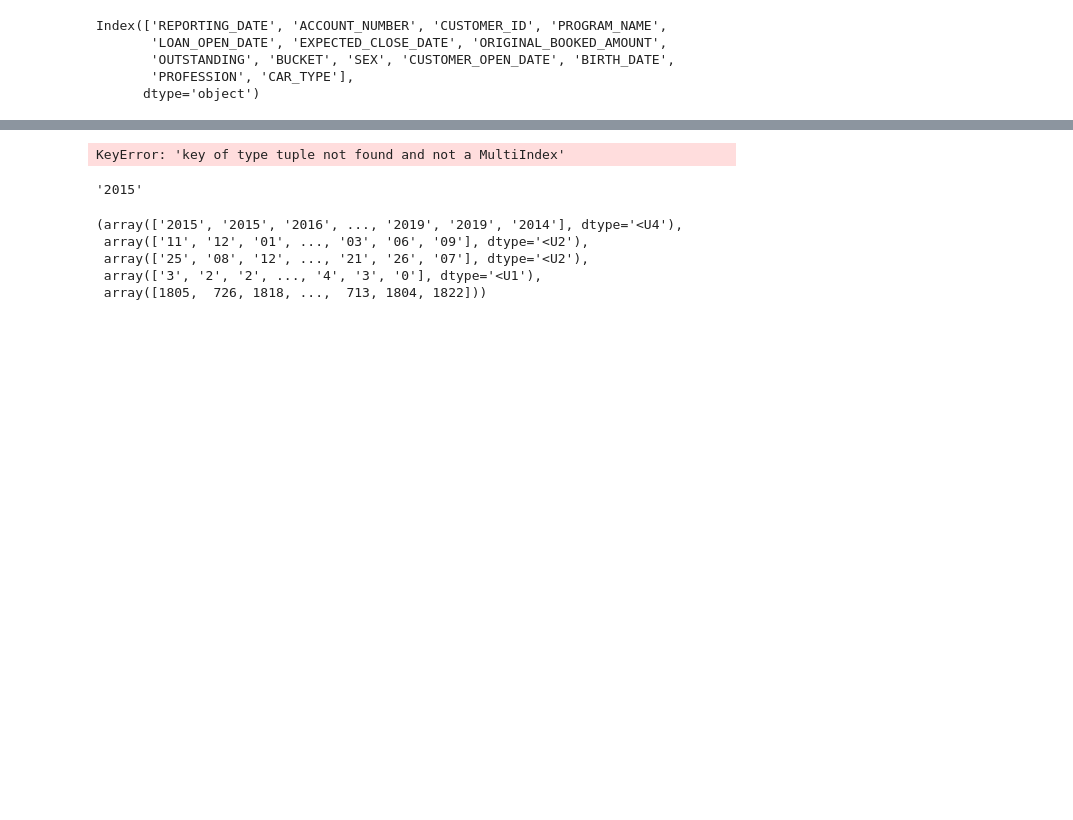
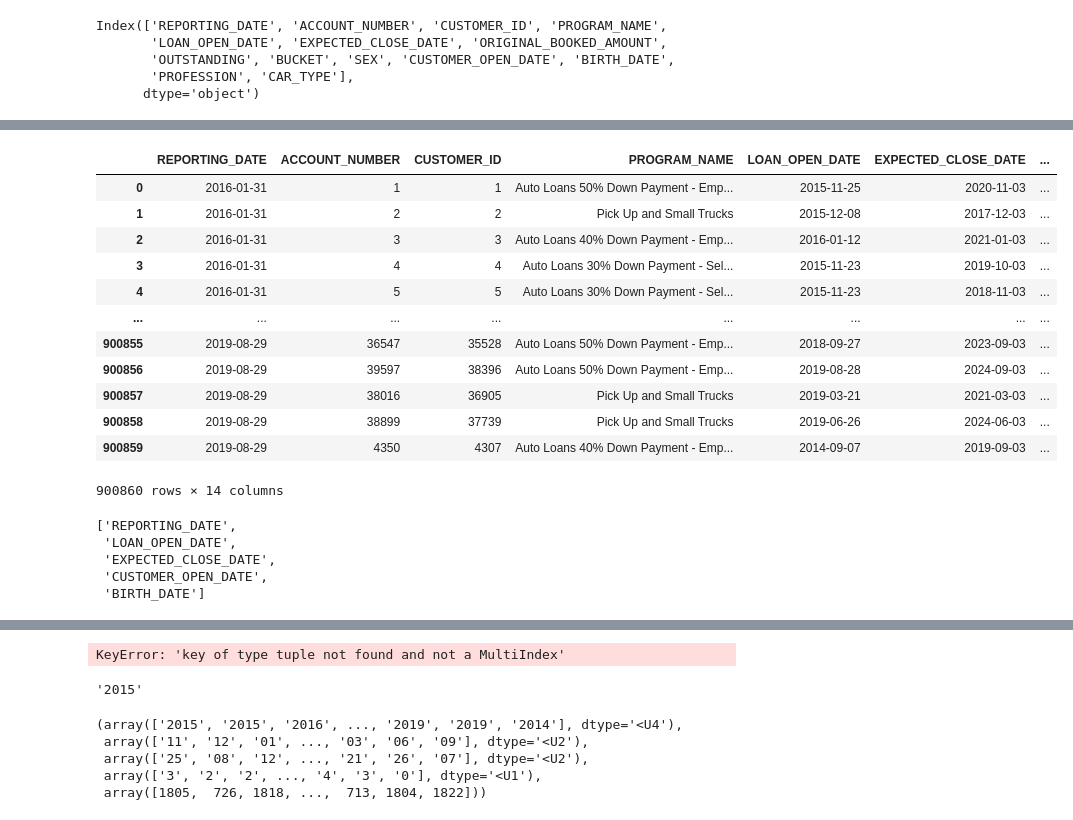
Before and after one commit to dBlueG/mankey_stats, a Jupyter notebook: mankey/Untitled.ipynb, the cells around one changed output, grey strips where cells are left out. Drawn from its saved outputs; the diff is of its cells as text; code cells hidden in the pictures; blank space fills up the shorter version.

```diff
--- a/mankey/Untitled.ipynb
+++ b/mankey/Untitled.ipynb
@@ -96,0 +119,16 @@ Please replace it with a list or tuple of instances of the following types
+# %%
+autoloan
+# %% [output]
+|  | REPORTING_DATE | ACCOUNT_NUMBER | CUSTOMER_ID | PROGRAM_NAME | LOAN_OPEN_DATE | EXPECTED_CLOSE_DATE | ... |
+| 0 | 2016-01-31 | 1 | 1 | Auto Loans 50% Down Payment - Emp... | 2015-11-25 | 2020-11-03 | ... |
+| 1 | 2016-01-31 | 2 | 2 | Pick Up and Small Trucks | 2015-12-08 | 2017-12-03 | ... |
+| 2 | 2016-01-31 | 3 | 3 | Auto Loans 40% Down Payment - Emp... | 2016-01-12 | 2021-01-03 | ... |
+| 3 | 2016-01-31 | 4 | 4 | Auto Loans 30% Down Payment - Sel... | 2015-11-23 | 2019-10-03 | ... |
+| 4 | 2016-01-31 | 5 | 5 | Auto Loans 30% Down Payment - Sel... | 2015-11-23 | 2018-11-03 | ... |
+| ... | ... | ... | ... | ... | ... | ... | ... |
+| 900855 | 2019-08-29 | 36547 | 35528 | Auto Loans 50% Down Payment - Emp... | 2018-09-27 | 2023-09-03 | ... |
+| 900856 | 2019-08-29 | 39597 | 38396 | Auto Loans 50% Down Payment - Emp... | 2019-08-28 | 2024-09-03 | ... |
+| 900857 | 2019-08-29 | 38016 | 36905 | Pick Up and Small Trucks | 2019-03-21 | 2021-03-03 | ... |
+| 900858 | 2019-08-29 | 38899 | 37739 | Pick Up and Small Trucks | 2019-06-26 | 2024-06-03 | ... |
+| 900859 | 2019-08-29 | 4350 | 4307 | Auto Loans 40% Down Payment - Emp... | 2014-09-07 | 2019-09-03 | ... |
+900860 rows × 14 columns
@@ -96,0 +137,8 @@ Please replace it with a list or tuple of instances of the following types
+# %%
+date_cols
+# %% [output]
+['REPORTING_DATE',
+ 'LOAN_OPEN_DATE',
+ 'EXPECTED_CLOSE_DATE',
+ 'CUSTOMER_OPEN_DATE',
+ 'BIRTH_DATE']
```
Also changed, not shown: parts of 24 cells of this notebook, 9 other files.
